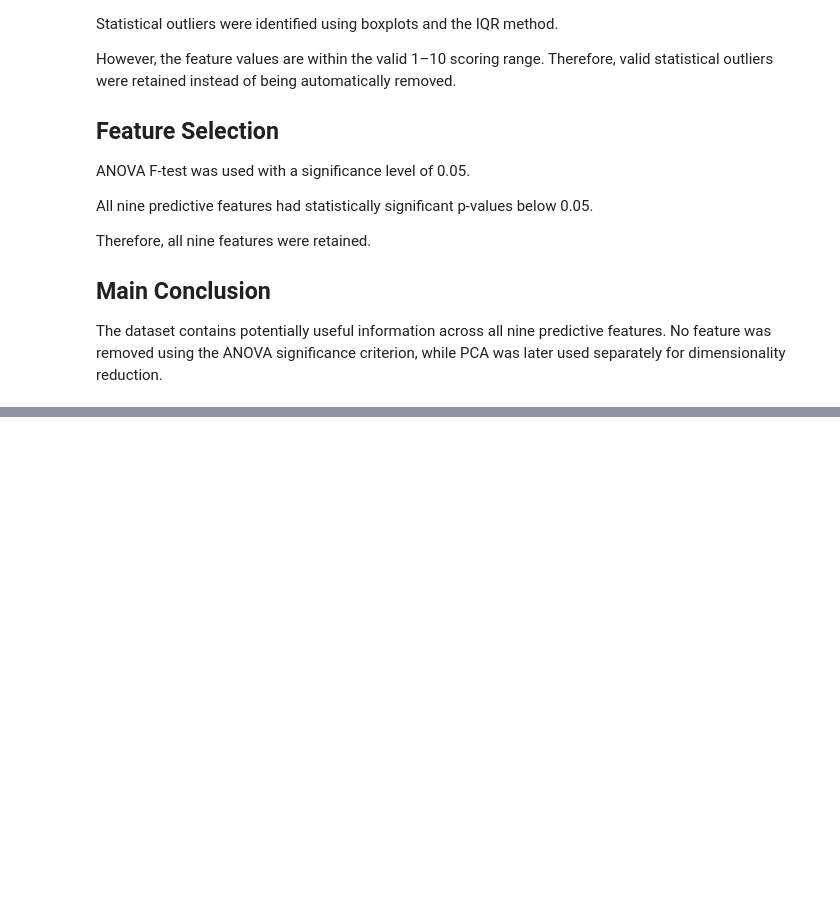
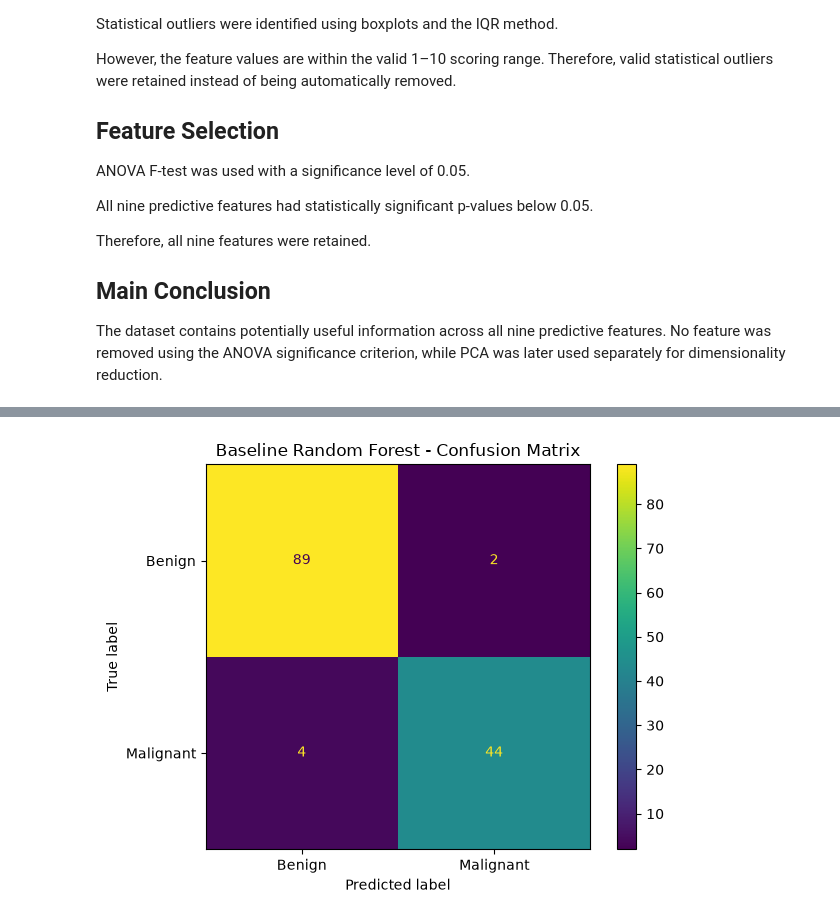
Before and after one commit to N-Amasha/Breast-Cancer-Classification, a Jupyter notebook: MEMBER_03/notebook.ipynb, the cells around one changed output, grey strips where cells are left out. Saved outputs shown, nothing was run; the diff lists cells and outputs as text; code cells hidden in the pictures; blank space fills up the shorter version.

```diff
--- a/MEMBER_03/notebook.ipynb
+++ b/MEMBER_03/notebook.ipynb
@@ -526,0 +2048,25 @@ reduction.
+# %%
+# ============================================================
+# BASELINE RANDOM FOREST CONFUSION MATRIX PLOT
+# ============================================================
+
+# Create the confusion-matrix display using the predictions
+# produced by the baseline Random Forest.
+ConfusionMatrixDisplay.from_predictions(
+    y_test,
+    y_pred_rf_baseline,
+    display_labels=["Benign", "Malignant"]
+)
+
+
+# Add a descriptive title.
+plt.title(
+    "Baseline Random Forest - Confusion Matrix"
+)
+
+
+# Improve spacing and display the figure.
+plt.tight_layout()
+plt.show()
+# %% [output]
+[figure, added]
```
Also changed, not shown: parts of 33 cells of this notebook, 5 other files.
